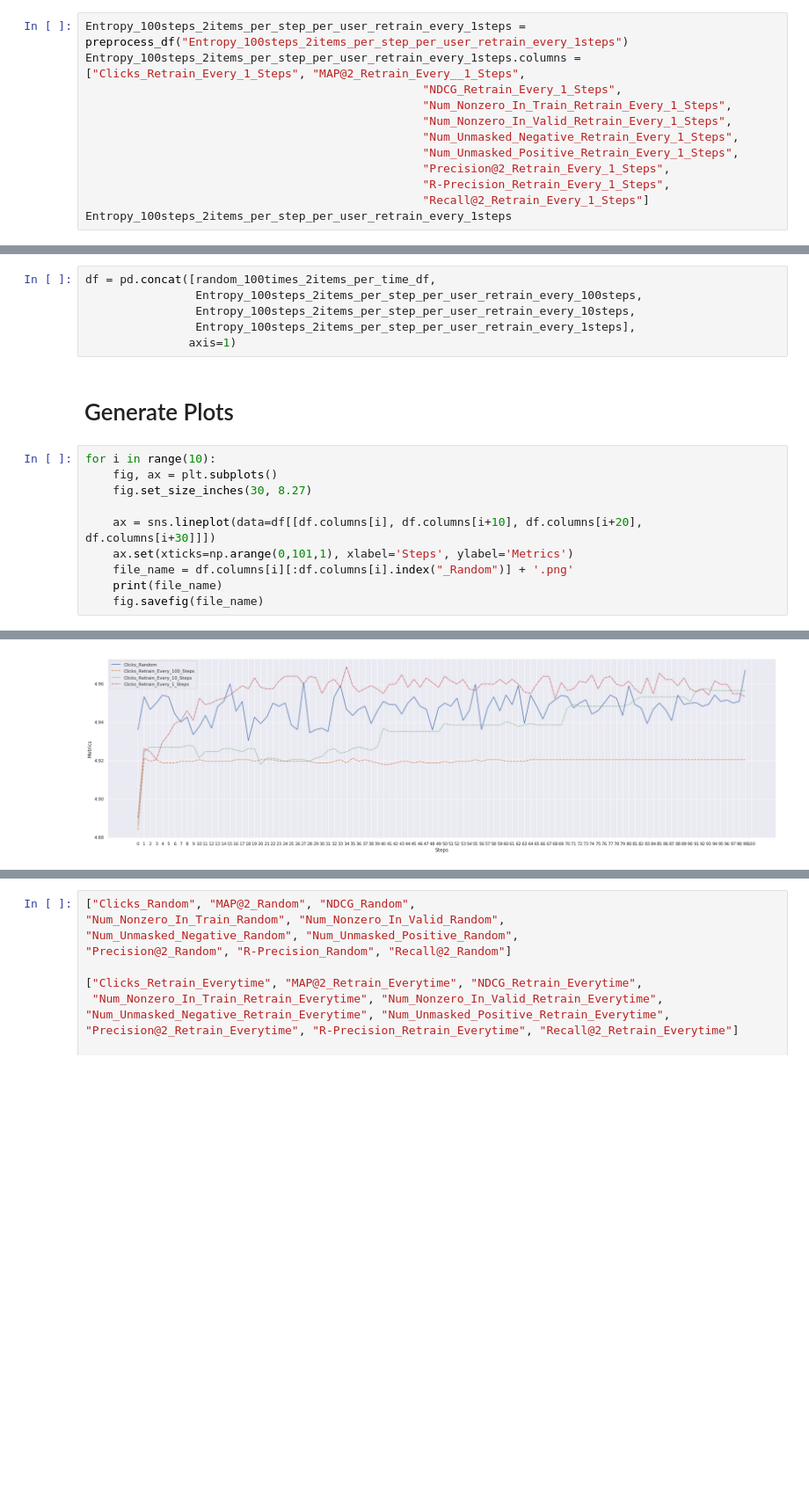
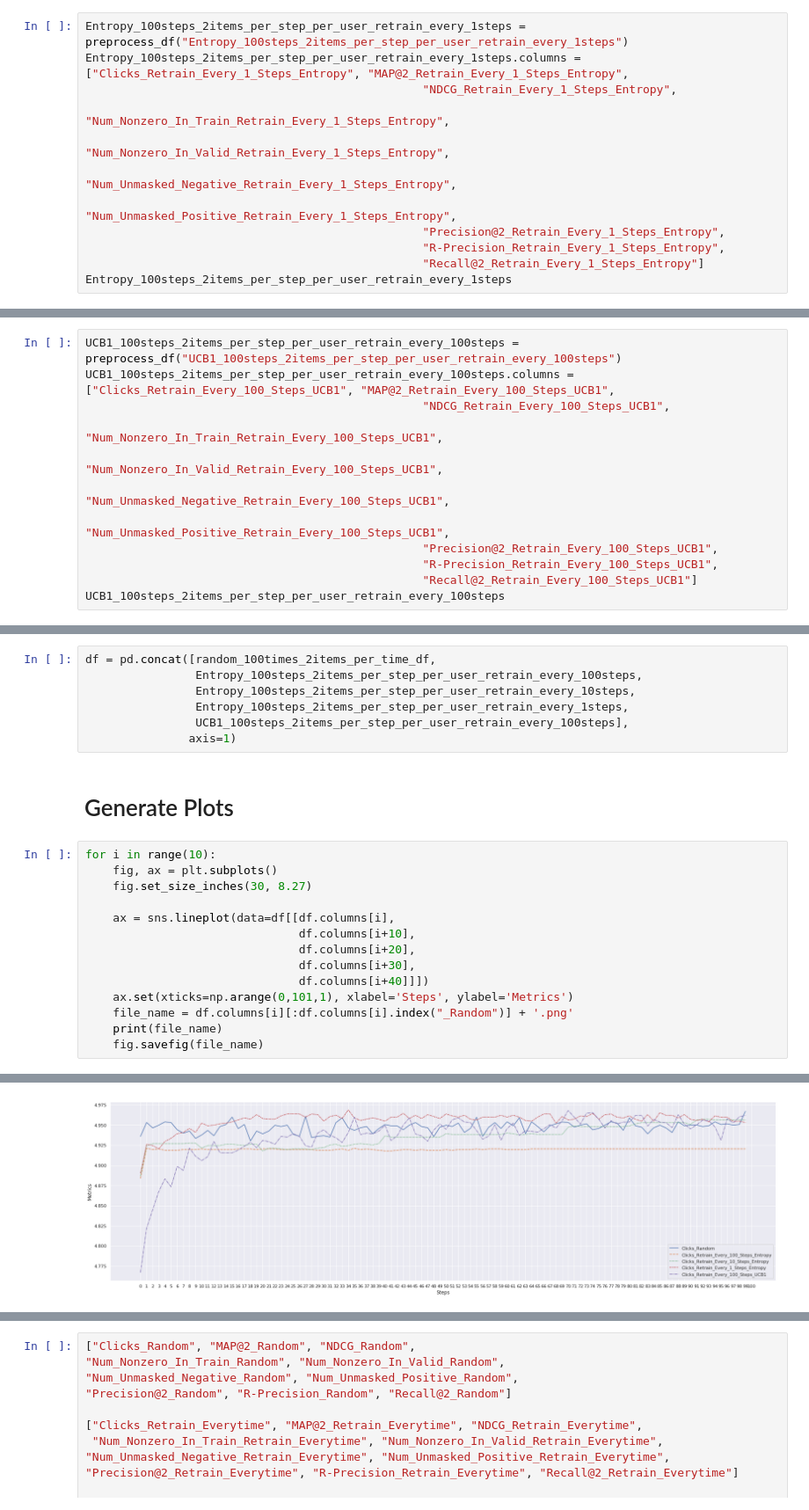
Before and after one commit to wuga214/Q-VAE-Recommendation, a Jupyter notebook: Kai Plot/Plot.ipynb, the cells around one changed output, grey strips where cells are left out. Shown at 88% size. Drawn from its saved outputs; the diff is of its cells as text; blank space fills up the shorter version.

Commit message:
reorganize random and entropy code. added ucb1 code and newly generated plots

```diff
--- a/Kai Plot/Plot.ipynb
+++ b/Kai Plot/Plot.ipynb
@@ -103,14 +103,14 @@ Entropy_100steps_2items_per_step_per_user_retrain_every_10steps
 100 rows × 10 columns
 # %%
 Entropy_100steps_2items_per_step_per_user_retrain_every_1steps = preprocess_df("Entropy_100steps_2items_per_step_per_user_retrain_every_1steps")
-Entropy_100steps_2items_per_step_per_user_retrain_every_1steps.columns = ["Clicks_Retrain_Every_1_Steps", "MAP@2_Retrain_Every__1_Steps",
-                                                 "NDCG_Retrain_Every_1_Steps",
-                                                 "Num_Nonzero_In_Train_Retrain_Every_1_Steps",
-                                                 "Num_Nonzero_In_Valid_Retrain_Every_1_Steps",
-                                                 "Num_Unmasked_Negative_Retrain_Every_1_Steps",
-                                                 "Num_Unmasked_Positive_Retrain_Every_1_Steps",
-                                                 "Precision@2_Retrain_Every_1_Steps",
-                                                 "R-Precision_Retrain_Every_1_Steps",
-                                                 "Recall@2_Retrain_Every_1_Steps"]
+Entropy_100steps_2items_per_step_per_user_retrain_every_1steps.columns = ["Clicks_Retrain_Every_1_Steps_Entropy", "MAP@2_Retrain_Every_1_Steps_Entropy",
+                                                 "NDCG_Retrain_Every_1_Steps_Entropy",
+                                                 "Num_Nonzero_In_Train_Retrain_Every_1_Steps_Entropy",
+                                                 "Num_Nonzero_In_Valid_Retrain_Every_1_Steps_Entropy",
+                                                 "Num_Unmasked_Negative_Retrain_Every_1_Steps_Entropy",
+                                                 "Num_Unmasked_Positive_Retrain_Every_1_Steps_Entropy",
+                                                 "Precision@2_Retrain_Every_1_Steps_Entropy",
+                                                 "R-Precision_Retrain_Every_1_Steps_Entropy",
+                                                 "Recall@2_Retrain_Every_1_Steps_Entropy"]
 Entropy_100steps_2items_per_step_per_user_retrain_every_1steps
 # %% [output]
@@ -132,3 +132,15 @@ Entropy_100steps_2items_per_step_per_user_retrain_every_1steps
 | 98 | 4.954954 | 0.003859 | 0.002366 | 290669 | ... |
 | 99 | 4.953311 | 0.004025 | 0.002292 | 290671 | ... |
 100 rows × 10 columns
+# %%
+UCB1_100steps_2items_per_step_per_user_retrain_every_100steps = preprocess_df("UCB1_100steps_2items_per_step_per_user_retrain_every_100steps")
+UCB1_100steps_2items_per_step_per_user_retrain_every_100steps.columns = ["Clicks_Retrain_Every_100_Steps_UCB1", "MAP@2_Retrain_Every_100_Steps_UCB1",
+                                                 "NDCG_Retrain_Every_100_Steps_UCB1",
+                                                 "Num_Nonzero_In_Train_Retrain_Every_100_Steps_UCB1",
+                                                 "Num_Nonzero_In_Valid_Retrain_Every_100_Steps_UCB1",
+                                                 "Num_Unmasked_Negative_Retrain_Every_100_Steps_UCB1",
+                                                 "Num_Unmasked_Positive_Retrain_Every_100_Steps_UCB1",
+                                                 "Precision@2_Retrain_Every_100_Steps_UCB1",
+                                                 "R-Precision_Retrain_Every_100_Steps_UCB1",
+                                                 "Recall@2_Retrain_Every_100_Steps_UCB1"]
+UCB1_100steps_2items_per_step_per_user_retrain_every_100steps
@@ -136,29 +167,34 @@ Entropy_100steps_2items_per_step_per_user_retrain_every_1steps
 df = pd.concat([random_100times_2items_per_time_df,
                 Entropy_100steps_2items_per_step_per_user_retrain_every_100steps,
                 Entropy_100steps_2items_per_step_per_user_retrain_every_10steps,
-                Entropy_100steps_2items_per_step_per_user_retrain_every_1steps],
+                Entropy_100steps_2items_per_step_per_user_retrain_every_1steps,
+                UCB1_100steps_2items_per_step_per_user_retrain_every_100steps],
                axis=1)
 # %% [markdown]
 # Generate Plots
 # %%
 for i in range(10):
     fig, ax = plt.subplots()
     fig.set_size_inches(30, 8.27)
 
-    ax = sns.lineplot(data=df[[df.columns[i], df.columns[i+10], df.columns[i+20], df.columns[i+30]]])
+    ax = sns.lineplot(data=df[[df.columns[i],
+                               df.columns[i+10],
+                               df.columns[i+20],
+                               df.columns[i+30],
+                               df.columns[i+40]]])
     ax.set(xticks=np.arange(0,101,1), xlabel='Steps', ylabel='Metrics')
     file_name = df.columns[i][:df.columns[i].index("_Random")] + '.png'
     print(file_name)
     fig.savefig(file_name)
 # %% [output]
 Clicks.png
 MAP@2.png
 NDCG.png
 Num_Nonzero_In_Train.png
 Num_Nonzero_In_Valid.png
 Num_Unmasked_Negative.png
 Num_Unmasked_Positive.png
 Precision@2.png
 R-Precision.png
 Recall@2.png
-[figure, old version]
+[figure, new version]
```
Also changed, not shown: parts of 7 cells of this notebook, 19 other files.
